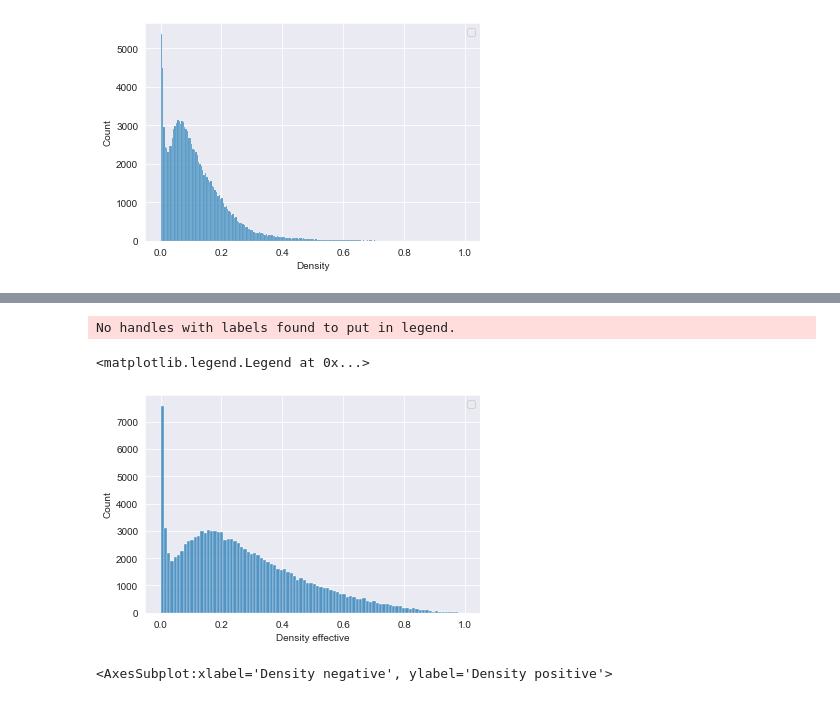
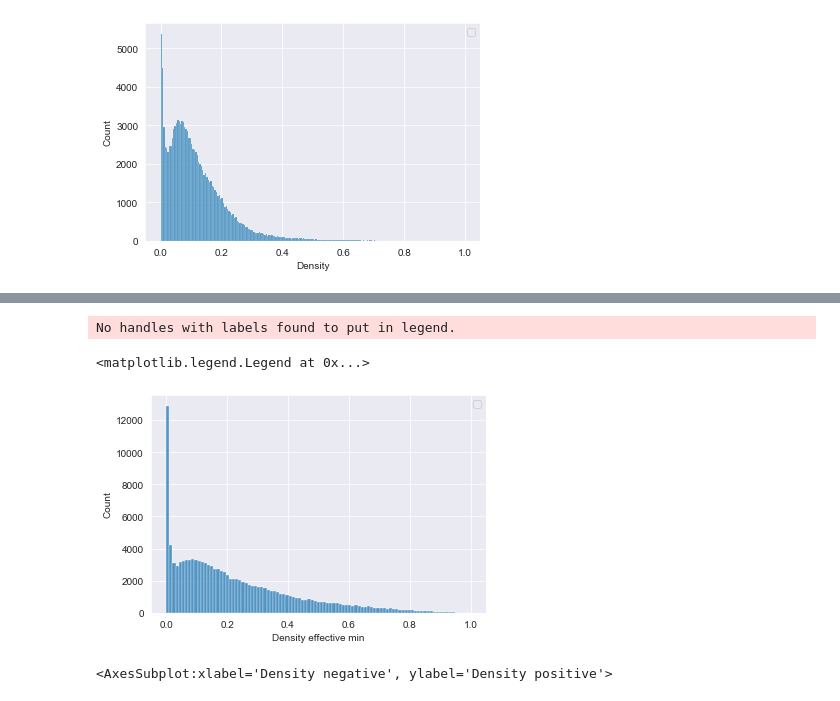
Before and after one commit to HarmoniaLeo/prophesee-automotive-dataset-toolbox, a Jupyter notebook: experiments.ipynb, the cells around one changed output, grey strips where cells are left out. Cells and saved outputs as stored; diff of their text form; code cells hidden in the pictures.

```diff
--- a/experiments.ipynb
+++ b/experiments.ipynb
@@ -100,3 +100,5 @@ plt.legend()
 No handles with labels found to put in legend.
 <matplotlib.legend.Legend at 0x...>
 [figure]
+# %%
+den_all["Density ineffective"] = np.where(den_all["Density ineffective"]>=0,den_all["Density ineffective"],0)
@@ -103,10 +112,10 @@ No handles with labels found to put in legend.
 # %%
-sns.histplot(den_all["Density effective"])
+sns.histplot(den_all["Density effective min"])
 plt.legend()
 # %% [output]
 No handles with labels found to put in legend.
 <matplotlib.legend.Legend at 0x...>
-[figure, old version]
+[figure, new version]
 # %%
 sns.scatterplot(x="Density negative",y="Density positive",data=den_all)
 # %% [output]
```
Also changed, not shown: parts of 30 cells of this notebook, 2 other files.
